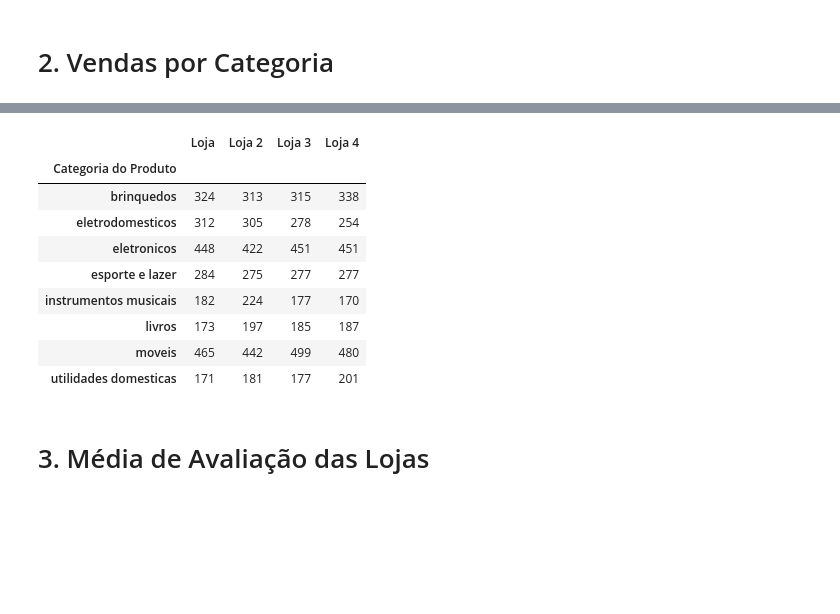
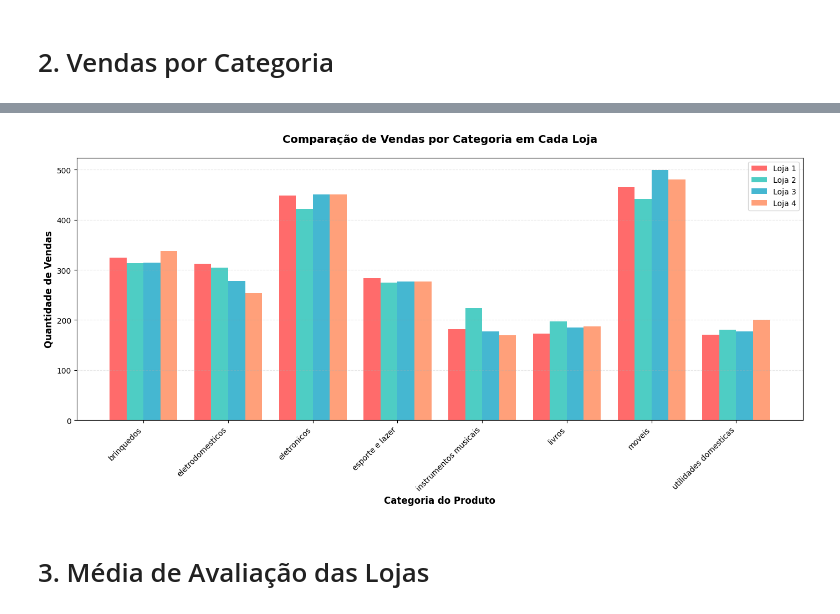
Before and after one commit to felipecmaciel/desafio-alura-store, a Jupyter notebook: AluraStoreBrasil.ipynb, the cells around one changed output, grey strips where cells are left out. Cells and saved outputs as stored; diff of their text form; code cells hidden in the pictures; blank space fills up the shorter version.

```diff
--- a/AluraStoreBrasil.ipynb
+++ b/AluraStoreBrasil.ipynb
@@ -54,22 +89,29 @@ array(['eletronicos', 'moveis', 'brinquedos', 'eletrodomesticos',
-# %%
-venda_categoria = pd.DataFrame({
-    'Loja': cat_loja,
-    'Loja 2': cat_loja2,
-    'Loja 3': cat_loja3,
-    'Loja 4': cat_loja4
-}).fillna(0)
-venda_categoria
-# %% [output]
-|  | Loja | Loja 2 | Loja 3 | Loja 4 |
-| Categoria do Produto |  |  |  |  |
-| brinquedos | 324 | 313 | 315 | 338 |
-| eletrodomesticos | 312 | 305 | 278 | 254 |
-| eletronicos | 448 | 422 | 451 | 451 |
-| esporte e lazer | 284 | 275 | 277 | 277 |
-| instrumentos musicais | 182 | 224 | 177 | 170 |
-| livros | 173 | 197 | 185 | 187 |
-| moveis | 465 | 442 | 499 | 480 |
-| utilidades domesticas | 171 | 181 | 177 | 201 |
+# %%
+fig, ax = plt.subplots(figsize=(14, 7))
+categorias = venda_categoria.index
+x = np.arange(len(categorias))
+largura = 0.2
+ax.bar(x - 1.5*largura, venda_categoria['Loja 1'], largura,
+       label='Loja 1', color='#FF6B6B')
+ax.bar(x - 0.5*largura, venda_categoria['Loja 2'], largura,
+       label='Loja 2', color='#4ECDC4')
+ax.bar(x + 0.5*largura, venda_categoria['Loja 3'], largura,
+       label='Loja 3', color='#45B7D1')
+ax.bar(x + 1.5*largura, venda_categoria['Loja 4'], largura,
+       label='Loja 4', color='#FFA07A')
+ax.set_xlabel('Categoria do Produto', fontsize=12, fontweight='bold')
+ax.set_ylabel('Quantidade de Vendas', fontsize=12, fontweight='bold')
+ax.set_title('Comparação de Vendas por Categoria em Cada Loja',
+             fontsize=14, fontweight='bold', pad=20)
+ax.set_xticks(x)
+ax.set_xticklabels(categorias, rotation=45, ha='right')
+ax.legend(loc='upper right', fontsize=10)
+ax.grid(axis='y', alpha=0.3, linestyle='--')
+
+plt.tight_layout()
+plt.show()
+# %% [output]
+[figure, added]
 # %% [markdown]
 # 3. Média de Avaliação das Lojas
 # %%
```
Also changed, not shown: parts of 7 cells of this notebook.
